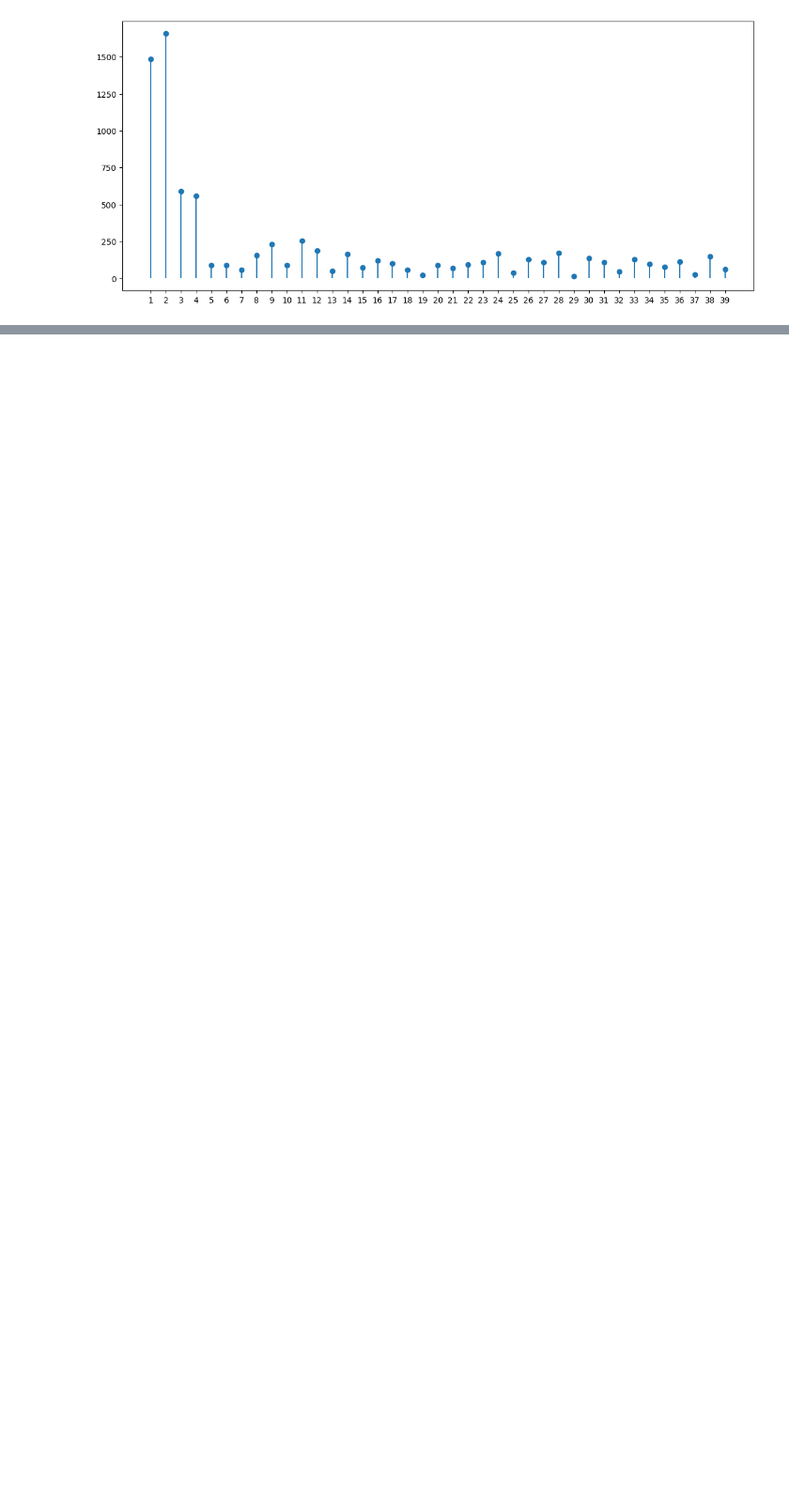
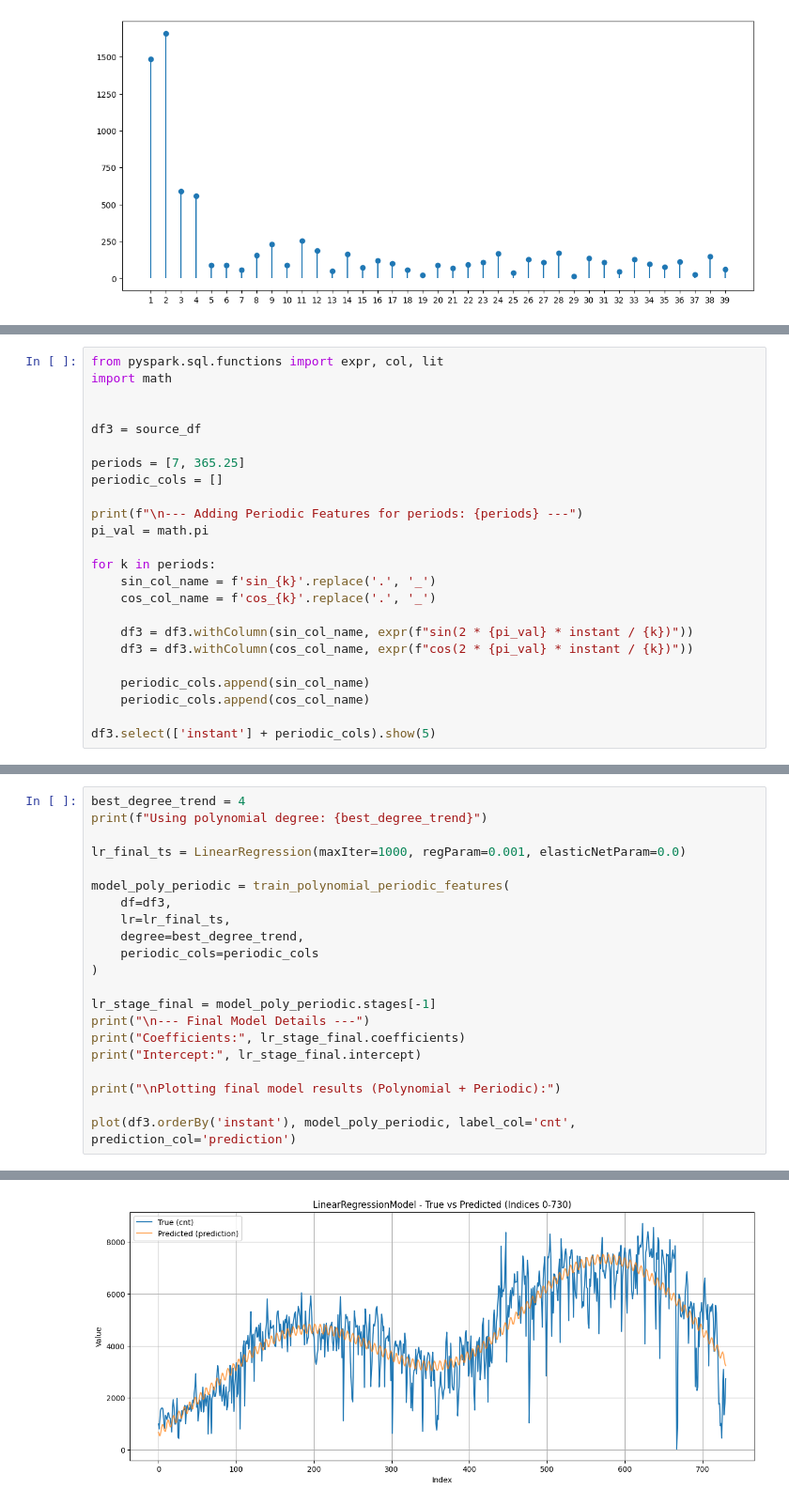
Before and after one commit to IwoSzczepaniak/DataExploration, a Jupyter notebook: src/main/resources/spark-jdk17/spark-jupyter/lab6.ipynb, the cells around one changed output, grey strips where cells are left out. Shown at 94% size. Saved outputs shown, nothing was run; the diff lists cells and outputs as text; blank space fills up the shorter version.

```diff
--- a/src/main/resources/spark-jdk17/spark-jupyter/lab6.ipynb
+++ b/src/main/resources/spark-jdk17/spark-jupyter/lab6.ipynb
@@ -964,0 +987,24 @@ plt.show()
+# %%
+from pyspark.sql.functions import expr, col, lit
+import math
+
+
+df3 = source_df
+
+periods = [7, 365.25]
+periodic_cols = []
+
+print(f"\n--- Adding Periodic Features for periods: {periods} ---")
+pi_val = math.pi
+
+for k in periods:
+    sin_col_name = f'sin_{k}'.replace('.', '_')
+    cos_col_name = f'cos_{k}'.replace('.', '_')
+
+    df3 = df3.withColumn(sin_col_name, expr(f"sin(2 * {pi_val} * instant / {k})"))
+    df3 = df3.withColumn(cos_col_name, expr(f"cos(2 * {pi_val} * instant / {k})"))
+
+    periodic_cols.append(sin_col_name)
+    periodic_cols.append(cos_col_name)
+
+df3.select(['instant'] + periodic_cols).show(5)
@@ -964,0 +1055,22 @@ plt.show()
+# %%
+best_degree_trend = 4
+print(f"Using polynomial degree: {best_degree_trend}")
+
+lr_final_ts = LinearRegression(maxIter=1000, regParam=0.001, elasticNetParam=0.0)
+
+model_poly_periodic = train_polynomial_periodic_features(
+    df=df3,
+    lr=lr_final_ts,
+    degree=best_degree_trend,
+    periodic_cols=periodic_cols
+)
+
+lr_stage_final = model_poly_periodic.stages[-1]
+print("\n--- Final Model Details ---")
+print("Coefficients:", lr_stage_final.coefficients)
+print("Intercept:", lr_stage_final.intercept)
+
+print("\nPlotting final model results (Polynomial + Periodic):")
+
+plot(df3.orderBy('instant'), model_poly_periodic, label_col='cnt', prediction_col='prediction')
+# %% [output]
@@ -964,0 +1091 @@ plt.show()
+[figure, added]
```
Also changed, not shown: parts of 5 cells of this notebook.
